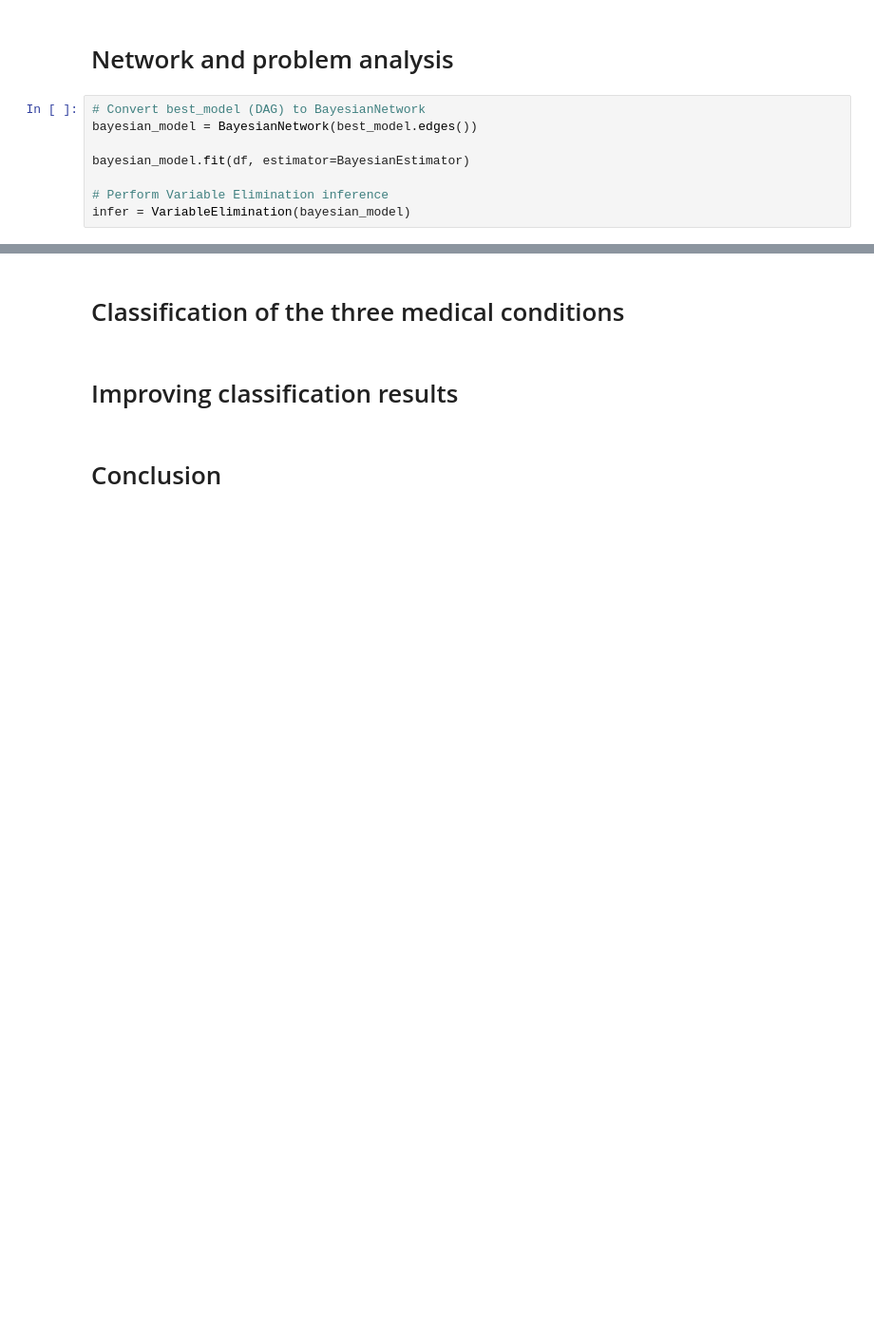
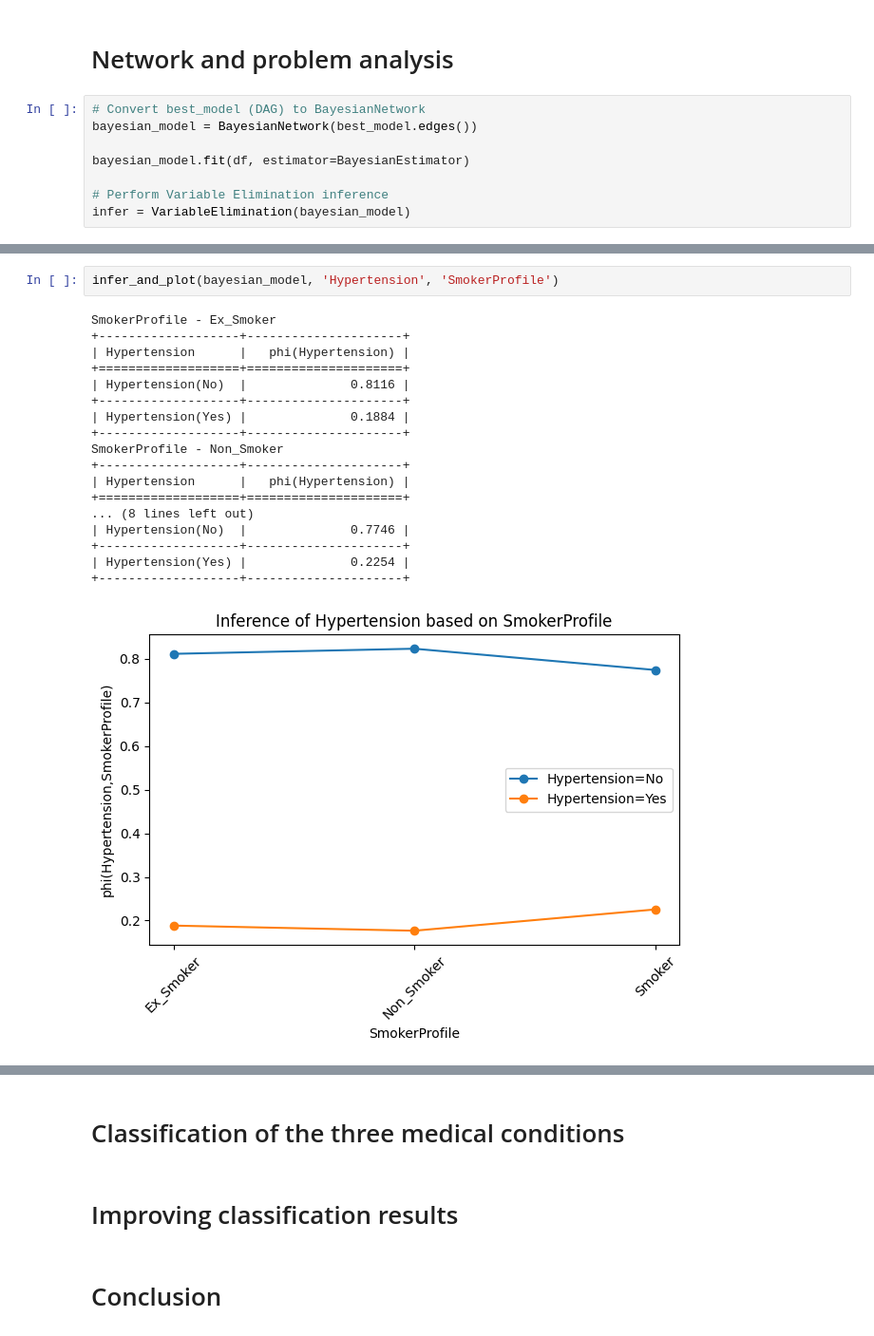
Before and after one commit to Hugana/Bayesian-Networks-AAA, a Jupyter notebook: P1_joao.ipynb, the cells around one changed output, grey strips where cells are left out. Shown at 95% size. Drawn from its saved outputs; the diff is of its cells as text; blank space fills up the shorter version.

```diff
--- a/P1_joao.ipynb
+++ b/P1_joao.ipynb
@@ -524,0 +605,21 @@ print(infer.query(['SleepDuration','Age']))
+# %%
+infer_and_plot(bayesian_model, 'Hypertension', 'SmokerProfile')
+# %% [output]
+SmokerProfile - Ex_Smoker
++-------------------+---------------------+
+| Hypertension      |   phi(Hypertension) |
++===================+=====================+
+| Hypertension(No)  |              0.8116 |
++-------------------+---------------------+
+| Hypertension(Yes) |              0.1884 |
++-------------------+---------------------+
+SmokerProfile - Non_Smoker
++-------------------+---------------------+
+| Hypertension      |   phi(Hypertension) |
++===================+=====================+
+... (8 lines left out)
+| Hypertension(No)  |              0.7746 |
++-------------------+---------------------+
+| Hypertension(Yes) |              0.2254 |
++-------------------+---------------------+
+[figure, added]
```
Also changed, not shown: parts of 56 cells of this notebook.
